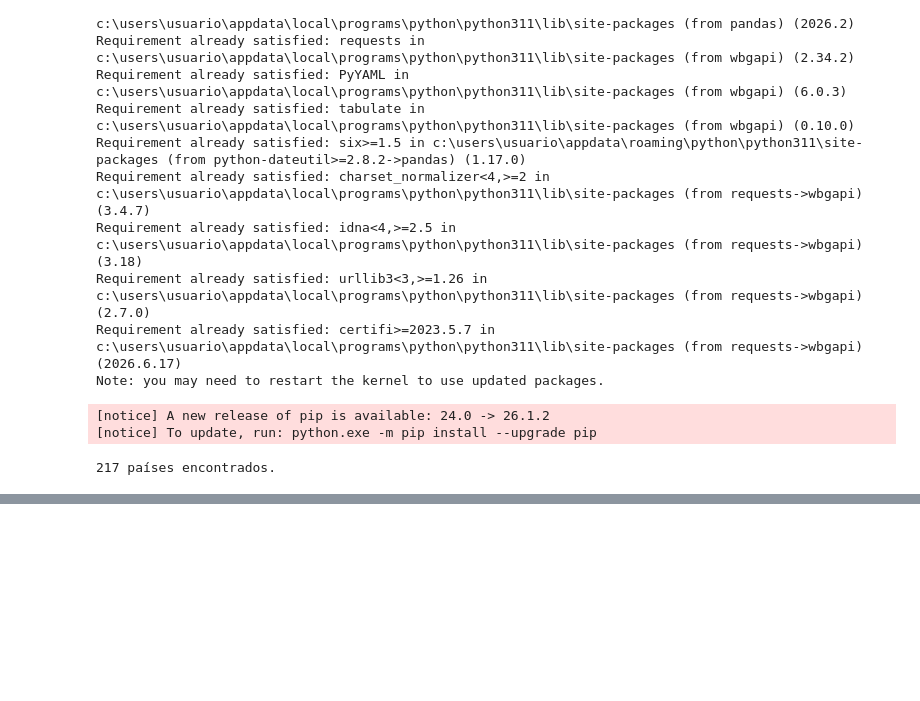
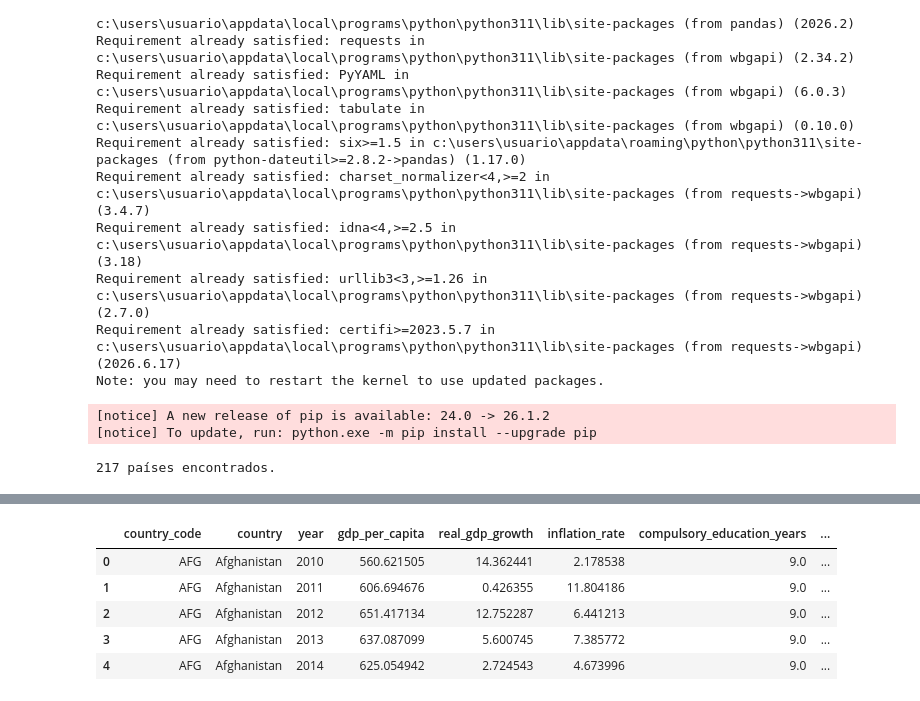
Before and after one commit to joaoseidler14-hub/fiscal-risk-model, a Jupyter notebook: download_wdi.ipynb, the cells around one changed output, grey strips where cells are left out. Drawn from its saved outputs; the diff is of its cells as text; code cells hidden in the pictures; blank space fills up the shorter version.

```diff
--- a/download_wdi.ipynb
+++ b/download_wdi.ipynb
@@ -57,7 +57,7 @@ print(f"{len(country_codes)} países encontrados.")
 df = wb.data.DataFrame(
     "NY.GDP.PCAP.CD",
     economy=country_codes,
-    time=range(2020, 2026),
+    time=range(2010, 2025),
     labels=True
 )
 
@@ -269,0 +294,26 @@ gdp_deflator_inflation             3.719552         2925
+# %%
+# Colunas que não são variáveis
+id_cols = ["country", "country_code", "year"]
+
+vars_cols = [c for c in panel.columns if c not in id_cols]
+
+# Percentual de missing por país e variável
+missing_country_var = (
+    panel
+    .groupby("country_code")[vars_cols]
+    .apply(lambda x: x.isna().mean())
+)
+
+# Países que possuem alguma variável 100% nula
+countries_to_drop = (
+    missing_country_var
+    .eq(1)
+    .any(axis=1)
+)
+
+countries_to_drop = countries_to_drop[
+    countries_to_drop
+].index.tolist()
+
+print(f"Países removidos: {len(countries_to_drop)}")
+print(countries_to_drop)
@@ -269,0 +323,7 @@ gdp_deflator_inflation             3.719552         2925
+# %%
+panel_clean = panel[
+    ~panel["country_code"].isin(countries_to_drop)
+].copy()
+
+print(panel.shape)
+print(panel_clean.shape)
@@ -269,0 +365,9 @@ gdp_deflator_inflation             3.719552         2925
+# %%
+panel_clean.head()
+# %% [output]
+|  | country_code | country | year | gdp_per_capita | real_gdp_growth | inflation_rate | compulsory_education_years | ... |
+| 0 | AFG | Afghanistan | 2010 | 560.621505 | 14.362441 | 2.178538 | 9.0 | ... |
+| 1 | AFG | Afghanistan | 2011 | 606.694676 | 0.426355 | 11.804186 | 9.0 | ... |
+| 2 | AFG | Afghanistan | 2012 | 651.417134 | 12.752287 | 6.441213 | 9.0 | ... |
+| 3 | AFG | Afghanistan | 2013 | 637.087099 | 5.600745 | 7.385772 | 9.0 | ... |
+| 4 | AFG | Afghanistan | 2014 | 625.054942 | 2.724543 | 4.673996 | 9.0 | ... |
```
Also changed, not shown: parts of 12 cells of this notebook, 2 other files.
